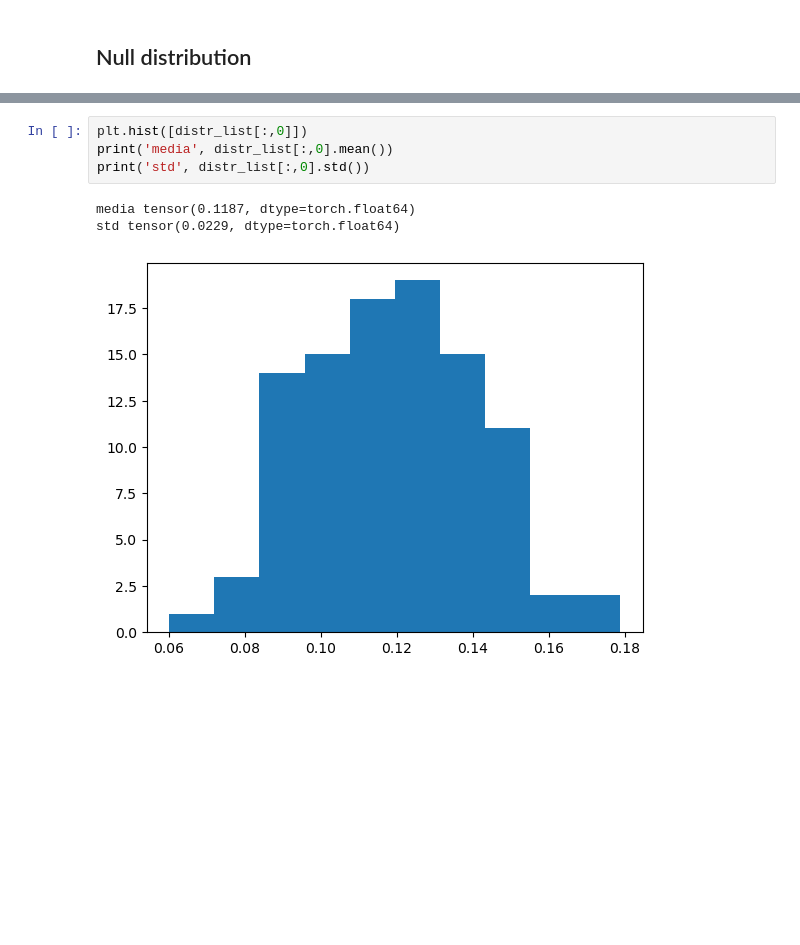
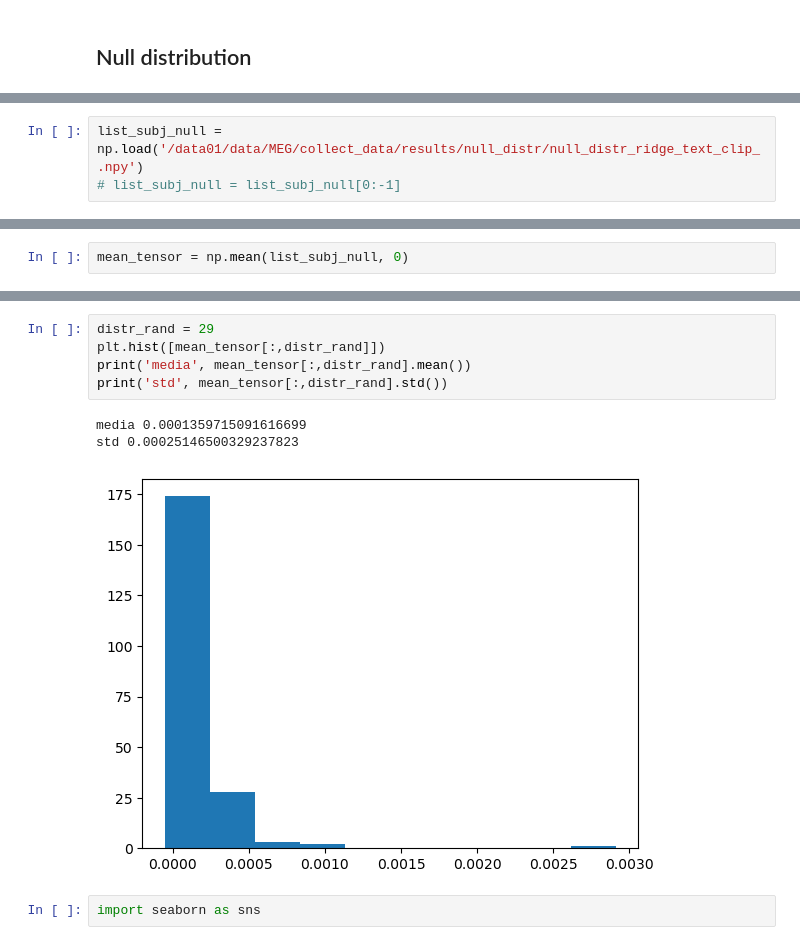
Before and after one commit to mattciff5/spect-to-meg, a Jupyter notebook: code/run_comparison.ipynb, the cells around one changed output, grey strips where cells are left out. Drawn from its saved outputs; the diff is of its cells as text; blank space fills up the shorter version.

```diff
--- a/code/run_comparison.ipynb
+++ b/code/run_comparison.ipynb
@@ -474,0 +423,3 @@ pears_beta = df[(df.Subject == "subject_01") & (df.Band == "complete")]["modifie
+# %%
+list_subj_null = np.load('/data01/data/MEG/collect_data/results/null_distr/null_distr_ridge_text_clip_.npy')
+# list_subj_null = list_subj_null[0:-1]
@@ -474,0 +430,2 @@ pears_beta = df[(df.Subject == "subject_01") & (df.Band == "complete")]["modifie
+# %%
+mean_tensor = np.mean(list_subj_null, 0)
@@ -513,8 +482,11 @@ print(np.std(p_v))
 # %%
-plt.hist([distr_list[:,0]])
-print('media', distr_list[:,0].mean())
-print('std', distr_list[:,0].std())
+distr_rand = 29
+plt.hist([mean_tensor[:,distr_rand]])
+print('media', mean_tensor[:,distr_rand].mean())
+print('std', mean_tensor[:,distr_rand].std())
 # %% [output]
-media tensor(0.1187, dtype=torch.float64)
-std tensor(0.0229, dtype=torch.float64)
+media 0.0001359715091616699
+std 0.00025146500329237823
-[figure, old version]
+[figure, new version]
+# %%
+import seaborn as sns
```
Also changed, not shown: parts of 33 cells of this notebook, 3 other files.
